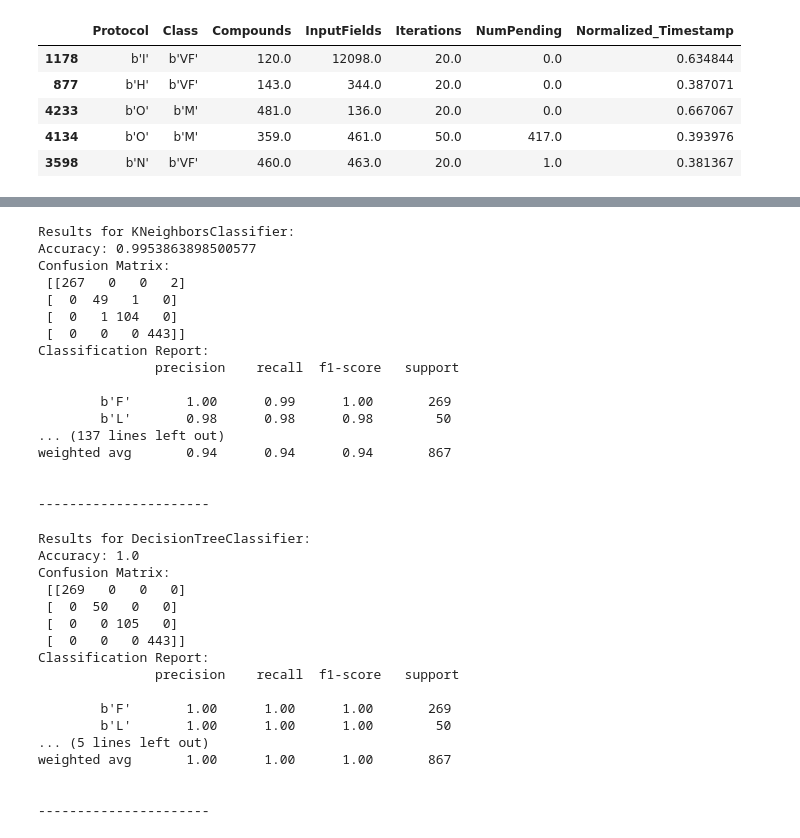
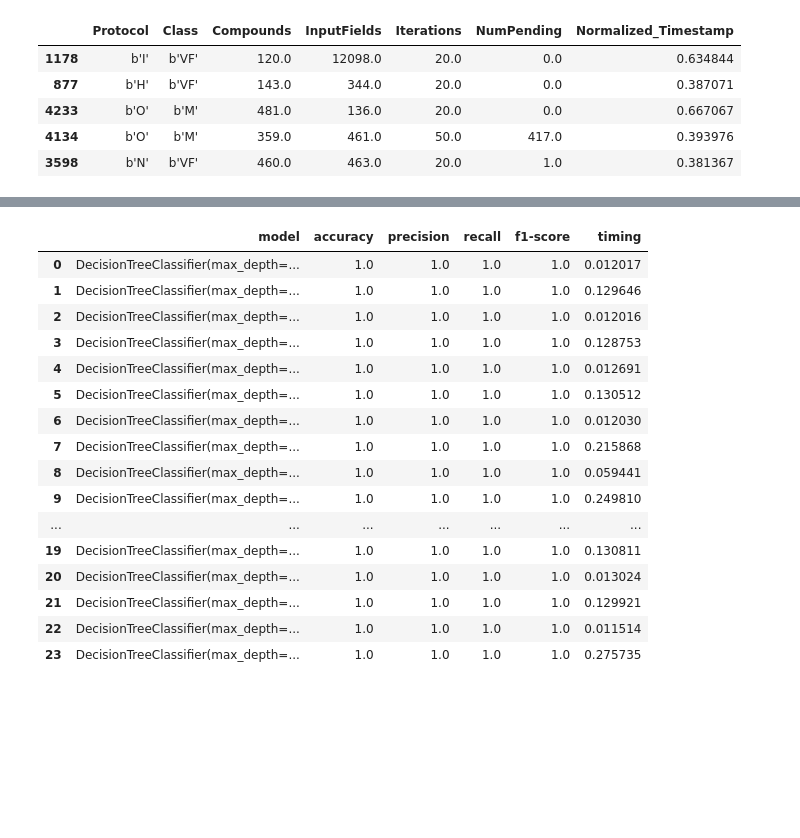
Before and after one commit to RabDou44/MachineLearning2024W, a Jupyter notebook: ass1/hpc_modelling.ipynb, the cells around one changed output, grey strips where cells are left out. Saved outputs shown, nothing was run; the diff lists cells and outputs as text; code cells hidden in the pictures; blank space fills up the shorter version.

```diff
--- a/ass1/hpc_modelling.ipynb
+++ b/ass1/hpc_modelling.ipynb
@@ -102,54 +92,22 @@ weighted avg       1.00      1.00      1.00       867
 # %%
-k_neighbors_classifiers = [
-    KNeighborsClassifier(n_neighbors=1),
-    KNeighborsClassifier(n_neighbors=2),
-    KNeighborsClassifier(n_neighbors=3),
-    KNeighborsClassifier(n_neighbors=5),
-    KNeighborsClassifier(n_neighbors=10),
-    KNeighborsClassifier(n_neighbors=50),
-    KNeighborsClassifier(n_neighbors=100),
-]
-
-run_classifiers(k_neighbors_classifiers)
+classifierDecisionTree = [ DecisionTreeClassifier(random_state=42, max_depth=depth) for depth in range(3, 15)]
+resultsDecisionTree = evaluate_models(data, feature_structure, classifierDecisionTree)
+resultsDecisionTree
 # %% [output]
-Results for KNeighborsClassifier:
-Accuracy: 0.9953863898500577
-Confusion Matrix:
- [[267   0   0   2]
- [  0  49   1   0]
- [  0   1 104   0]
- [  0   0   0 443]]
-Classification Report:
-               precision    recall  f1-score   support
-
-        b'F'       1.00      0.99      1.00       269
-        b'L'       0.98      0.98      0.98        50
-... (137 lines left out)
-weighted avg       0.94      0.94      0.94       867
-
-
-----------------------
+|  | model | accuracy | precision | recall | f1-score | timing |
+| 0 | DecisionTreeClassifier(max_depth=... | 1.0 | 1.0 | 1.0 | 1.0 | 0.012017 |
+| 1 | DecisionTreeClassifier(max_depth=... | 1.0 | 1.0 | 1.0 | 1.0 | 0.129646 |
+| 2 | DecisionTreeClassifier(max_depth=... | 1.0 | 1.0 | 1.0 | 1.0 | 0.012016 |
+| 3 | DecisionTreeClassifier(max_depth=... | 1.0 | 1.0 | 1.0 | 1.0 | 0.128753 |
+| 4 | DecisionTreeClassifier(max_depth=... | 1.0 | 1.0 | 1.0 | 1.0 | 0.012691 |
+| 5 | DecisionTreeClassifier(max_depth=... | 1.0 | 1.0 | 1.0 | 1.0 | 0.130512 |
+| 6 | DecisionTreeClassifier(max_depth=... | 1.0 | 1.0 | 1.0 | 1.0 | 0.012030 |
+| 7 | DecisionTreeClassifier(max_depth=... | 1.0 | 1.0 | 1.0 | 1.0 | 0.215868 |
+| 8 | DecisionTreeClassifier(max_depth=... | 1.0 | 1.0 | 1.0 | 1.0 | 0.059441 |
+| 9 | DecisionTreeClassifier(max_depth=... | 1.0 | 1.0 | 1.0 | 1.0 | 0.249810 |
+| ... | ... | ... | ... | ... | ... | ... |
+| 19 | DecisionTreeClassifier(max_depth=... | 1.0 | 1.0 | 1.0 | 1.0 | 0.130811 |
+| 20 | DecisionTreeClassifier(max_depth=... | 1.0 | 1.0 | 1.0 | 1.0 | 0.013024 |
+| 21 | DecisionTreeClassifier(max_depth=... | 1.0 | 1.0 | 1.0 | 1.0 | 0.129921 |
+| 22 | DecisionTreeClassifier(max_depth=... | 1.0 | 1.0 | 1.0 | 1.0 | 0.011514 |
+| 23 | DecisionTreeClassifier(max_depth=... | 1.0 | 1.0 | 1.0 | 1.0 | 0.275735 |
-# %%
-decision_tree_classifiers = [
-    DecisionTreeClassifier(random_state=42)
-]
-
-run_classifiers(decision_tree_classifiers)
-# %% [output]
-Results for DecisionTreeClassifier:
-Accuracy: 1.0
-Confusion Matrix:
- [[269   0   0   0]
- [  0  50   0   0]
- [  0   0 105   0]
- [  0   0   0 443]]
-Classification Report:
-               precision    recall  f1-score   support
-
-        b'F'       1.00      1.00      1.00       269
-        b'L'       1.00      1.00      1.00        50
-... (5 lines left out)
-weighted avg       1.00      1.00      1.00       867
-
-
-----------------------
```
Also changed, not shown: parts of 10 cells of this notebook.
